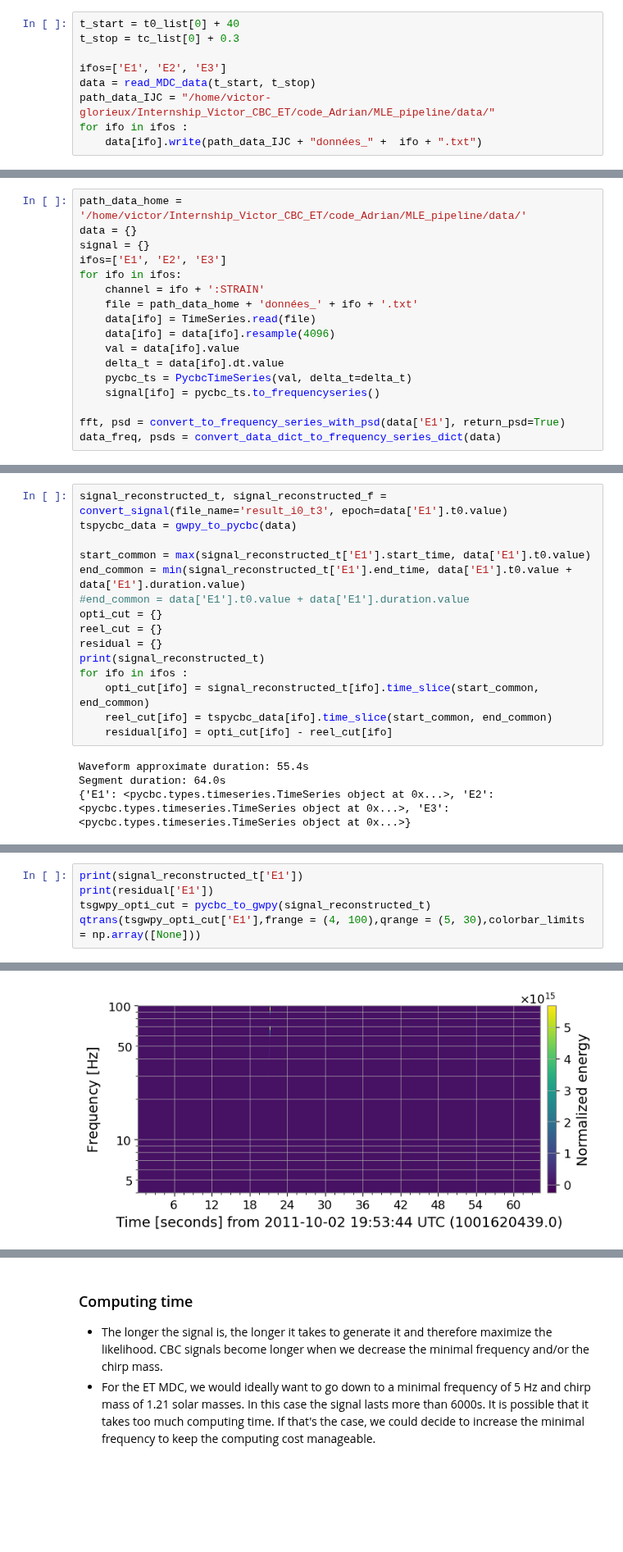
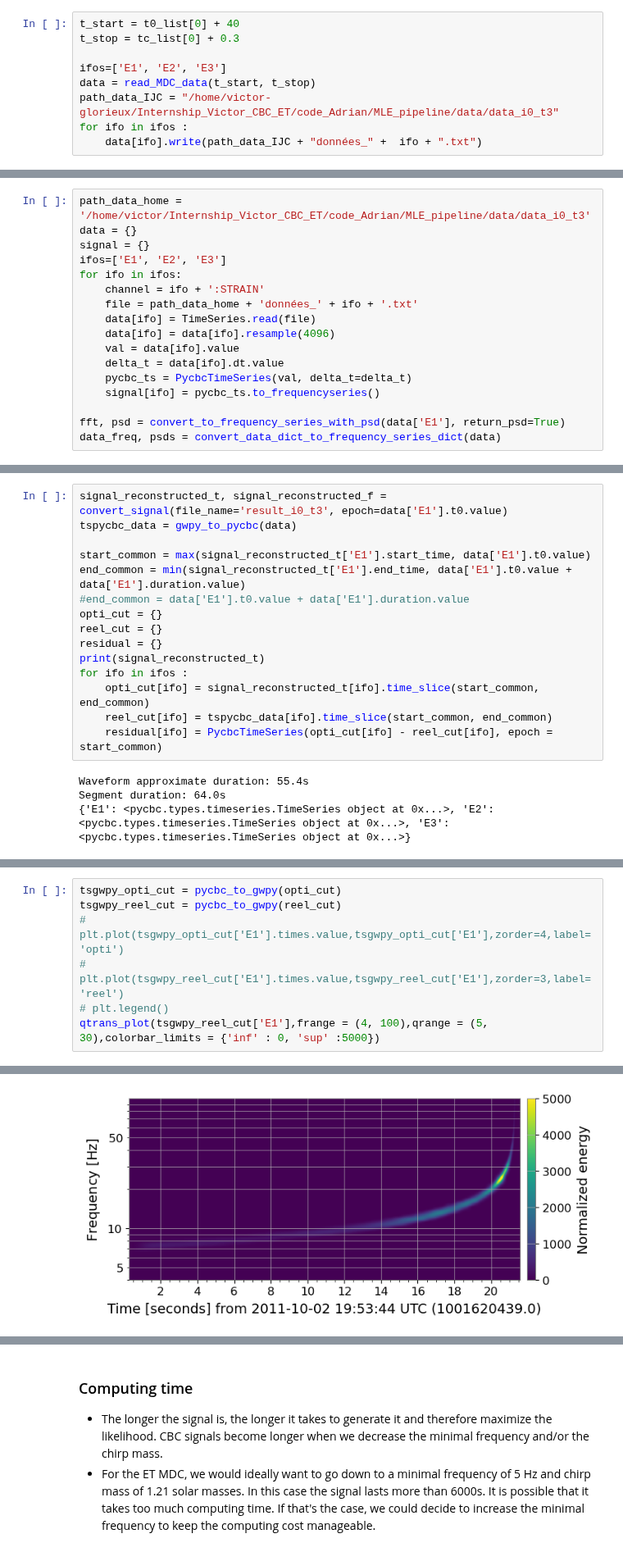
Before and after one commit to Glorieux-Victor/Internship_Victor_CBC_ET, a Jupyter notebook: code_Adrian/MLE_pipeline/src/test_likelihood_modif.ipynb, the cells around one changed output, grey strips where cells are left out. Shown at 82% size. Cells and saved outputs as stored; diff of their text form; blank space fills up the shorter version.

Commit message:
tri dossiers data et image, amelioration fonctions plots

```diff
--- a/code_Adrian/MLE_pipeline/src/test_likelihood_modif.ipynb
+++ b/code_Adrian/MLE_pipeline/src/test_likelihood_modif.ipynb
@@ -97,7 +97,7 @@ t_stop = tc_list[0] + 0.3
 
 ifos=['E1', 'E2', 'E3']
 data = read_MDC_data(t_start, t_stop)
-path_data_IJC = "/home/victor-glorieux/Internship_Victor_CBC_ET/code_Adrian/MLE_pipeline/data/"
+path_data_IJC = "/home/victor-glorieux/Internship_Victor_CBC_ET/code_Adrian/MLE_pipeline/data/data_i0_t3"
 for ifo in ifos :
     data[ifo].write(path_data_IJC + "données_" +  ifo + ".txt")
 # %% [markdown]
@@ -129,7 +129,7 @@ Convert the $\texttt{gwpy}$ TimeSeries from the data stored to $\texttt{pycbc}$
 - $\texttt{pycbc}$ TimeSeries : pycbc_ts
 - $\texttt{pycbc}$ FrequencySeries : signal
 # %%
-path_data_home = '/home/victor/Internship_Victor_CBC_ET/code_Adrian/MLE_pipeline/data/'
+path_data_home = '/home/victor/Internship_Victor_CBC_ET/code_Adrian/MLE_pipeline/data/data_i0_t3'
 data = {}
 signal = {}
 ifos=['E1', 'E2', 'E3']
@@ -307,7 +308,7 @@ print(signal_reconstructed_t)
 for ifo in ifos :
     opti_cut[ifo] = signal_reconstructed_t[ifo].time_slice(start_common, end_common)
     reel_cut[ifo] = tspycbc_data[ifo].time_slice(start_common, end_common)
-    residual[ifo] = opti_cut[ifo] - reel_cut[ifo]
+    residual[ifo] = PycbcTimeSeries(opti_cut[ifo] - reel_cut[ifo], epoch = start_common)
 # %% [output]
 Waveform approximate duration: 55.4s
 Segment duration: 64.0s
@@ -326,6 +327,8 @@ comparison_freq(opti_cut,reel_cut,residual,ifo = 'E1')
 # %%
-print(signal_reconstructed_t['E1'])
-print(residual['E1'])
-tsgwpy_opti_cut = pycbc_to_gwpy(signal_reconstructed_t)
-qtrans(tsgwpy_opti_cut['E1'],frange = (4, 100),qrange = (5, 30),colorbar_limits = np.array([None]))
+tsgwpy_opti_cut = pycbc_to_gwpy(opti_cut)
+tsgwpy_reel_cut = pycbc_to_gwpy(reel_cut)
+# plt.plot(tsgwpy_opti_cut['E1'].times.value,tsgwpy_opti_cut['E1'],zorder=4,label='opti')
+# plt.plot(tsgwpy_reel_cut['E1'].times.value,tsgwpy_reel_cut['E1'],zorder=3,label='reel')
+# plt.legend()
+qtrans_plot(tsgwpy_reel_cut['E1'],frange = (4, 100),qrange = (5, 30),colorbar_limits = {'inf' : 0, 'sup' :5000})
 # %% [output]
@@ -336,3 +335,3 @@ qtrans(tsgwpy_opti_cut['E1'],frange = (4, 100),qrange = (5, 30),colorbar_limits
-[figure, old version]
+[figure, new version]
 # %%
 tsgwpy_res = pycbc_to_gwpy(residual)
```
Also changed, not shown: parts of 6 cells of this notebook, 13 other files.
